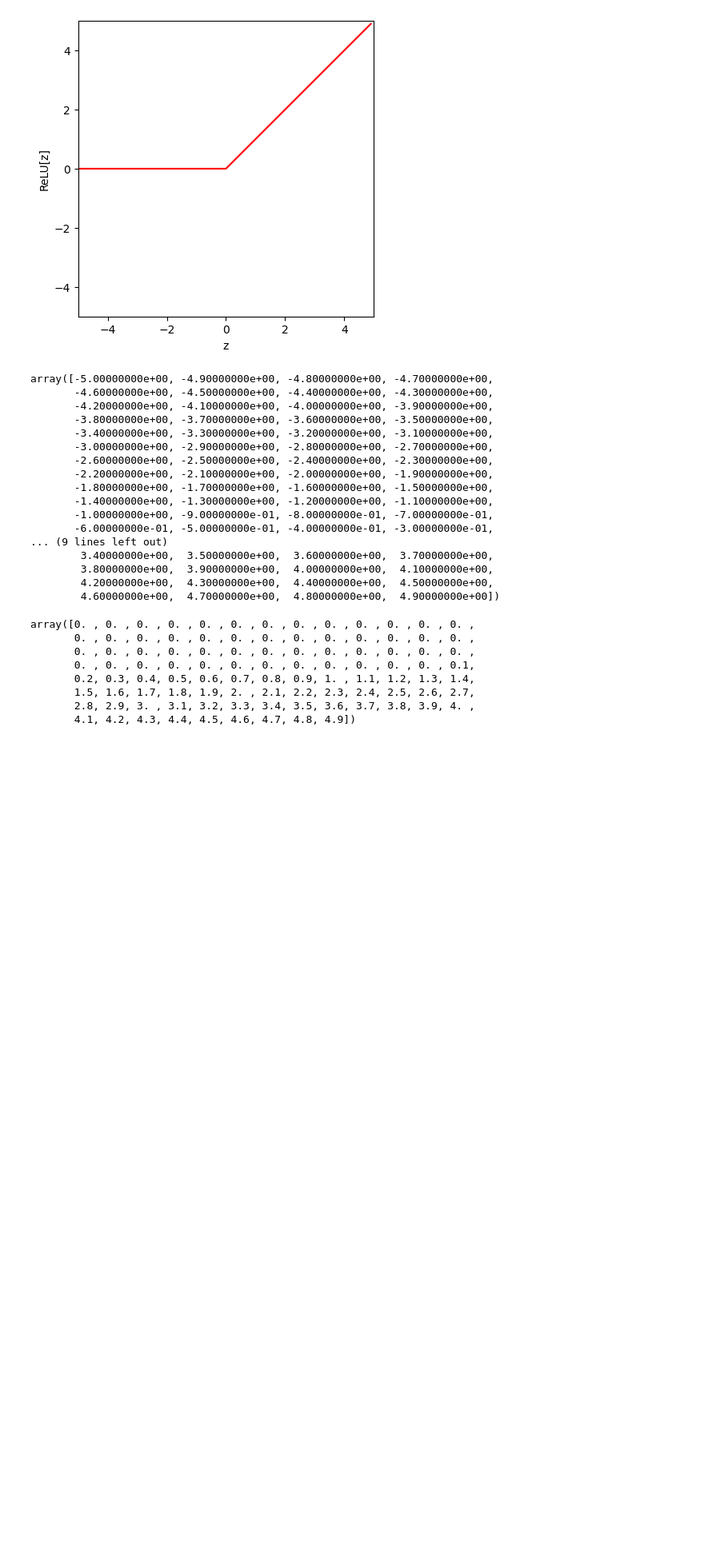
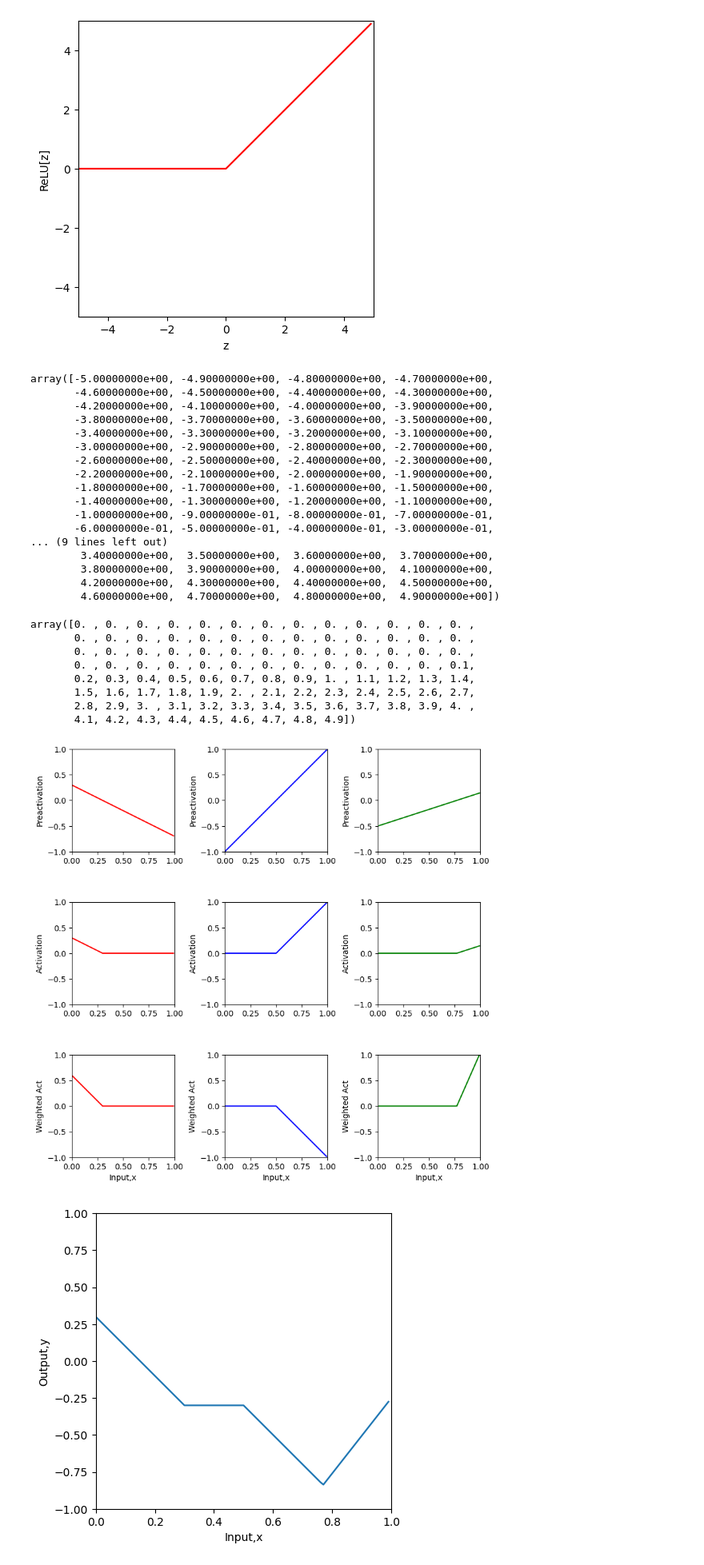
Before and after one commit to Saransh-Basu-01/Understanding-Deep-learning-, a Jupyter notebook: Shallow_Neural_Networks.ipynb, the cells around one changed output. Shown at 80% size. Drawn from its saved outputs; the diff is of its cells as text; code cells hidden in the pictures; blank space fills up the shorter version.

```diff
--- a/Shallow_Neural_Networks.ipynb
+++ b/Shallow_Neural_Networks.ipynb
@@ -58,3 +58,31 @@ array([0. , 0. , 0. , 0. , 0. , 0. , 0. , 0. , 0. , 0. , 0. , 0. , 0. ,
        1.5, 1.6, 1.7, 1.8, 1.9, 2. , 2.1, 2.2, 2.3, 2.4, 2.5, 2.6, 2.7,
        2.8, 2.9, 3. , 3.1, 3.2, 3.3, 3.4, 3.5, 3.6, 3.7, 3.8, 3.9, 4. ,
        4.1, 4.2, 4.3, 4.4, 4.5, 4.6, 4.7, 4.8, 4.9])
+# %%
+# Define a shallow neural network with, one input, one output, and three hidden units
+def shallow_1_1_3(x, activation_fn, phi_0,phi_1,phi_2,phi_3, theta_10, theta_11, theta_20, theta_21, theta_30, theta_31):
+  # TODO Replace the code below to compute the three initial lines
+  # from the theta parameters (i.e. implement equations at bottom of figure 3.3a-c).  These are the preactivations
+  pre_1 = theta_10+theta_11*x
+  pre_2 = theta_20+theta_21*x
+  pre_3 = theta_30+theta_31*x
+
+  # Pass these through the ReLU function to compute the activations as in
+  # figure 3.3 d-f
+  act_1 = ReLU(pre_1)
+  act_2 = ReLU(pre_2)
+  act_3 = ReLU(pre_3)
+
+  # TODO Replace the code below to weight the activations using phi1, phi2 and phi3
+  # To create the equivalent of figure 3.3 g-i
+  w_act_1 = phi_1*act_1
+  w_act_2 = phi_2*act_2
+  w_act_3 = phi_3*act_3
+
+
+  # TODO Replace the code below to combining the weighted activations and add
+  # phi_0 to create the output as in figure 3.3 j
+  y = phi_0+w_act_1+w_act_2+w_act_3
+
+  # Return everything we have calculated
+  return y, pre_1, pre_2, pre_3, act_1, act_2, act_3, w_act_1, w_act_2, w_act_3
@@ -60,0 +126,17 @@ array([0. , 0. , 0. , 0. , 0. , 0. , 0. , 0. , 0. , 0. , 0. , 0. , 0. ,
+# %%
+# Now lets define some parameters and run the neural network
+theta_10 =  0.3 ; theta_11 = -1.0
+theta_20 = -1.0  ; theta_21 = 2.0
+theta_30 = -0.5  ; theta_31 = 0.65
+phi_0 = -0.3; phi_1 = 2.0; phi_2 = -1.0; phi_3 = 7.0
+
+# Define a range of input values
+x = np.arange(0,1,0.01)
+
+# We run the neural network for each of these input values
+y, pre_1, pre_2, pre_3, act_1, act_2, act_3, w_act_1, w_act_2, w_act_3 =shallow_1_1_3(x, ReLU, phi_0,phi_1,phi_2,phi_3, theta_10, theta_11, theta_20, theta_21, theta_30, theta_31)
+# And then plot it
+plot_neural(x, y, pre_1, pre_2, pre_3, act_1, act_2, act_3, w_act_1, w_act_2, w_act_3, plot_all=True)
+# %% [output]
+[figure, added]
+[figure, added]
```
Also changed, not shown: parts of 1 cell of this notebook.
